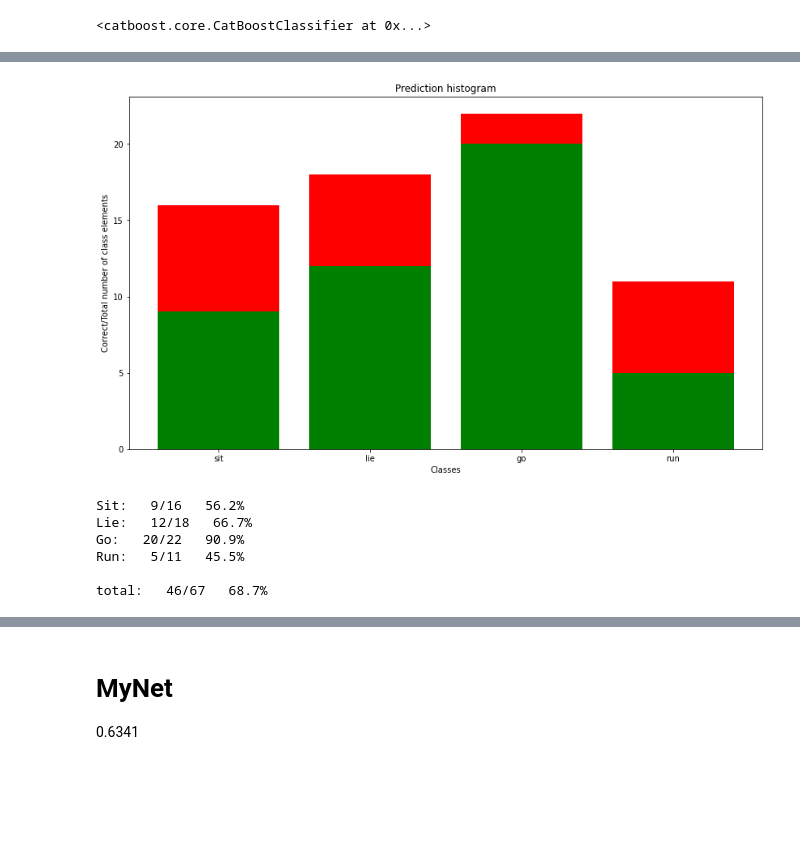
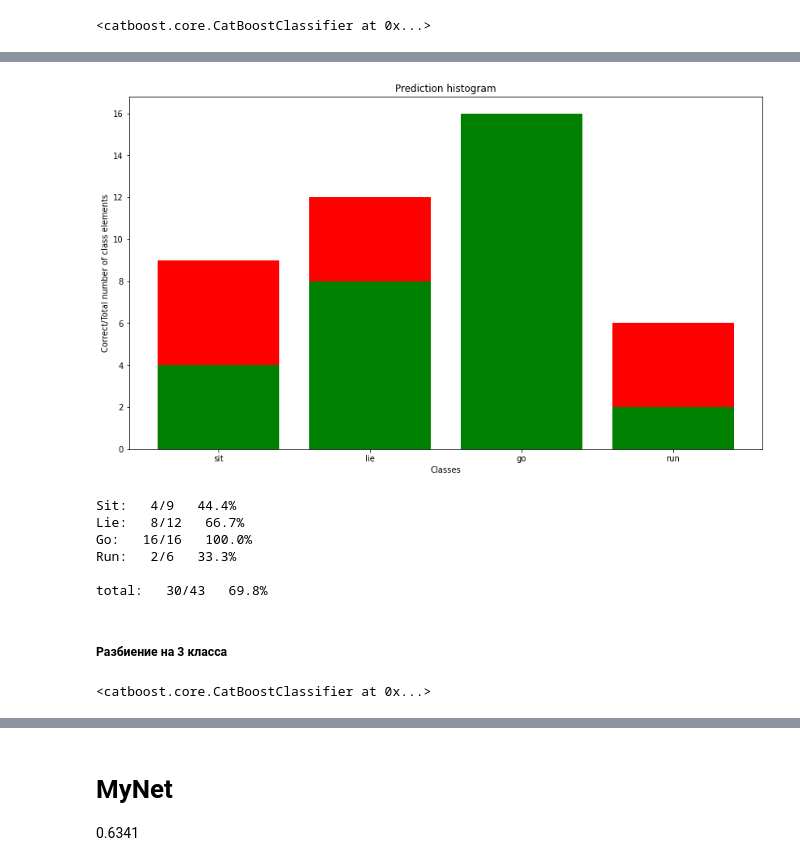
Before and after one commit to Maximrez/Pets-Activity-Interpreter-New, a Jupyter notebook: training_classifier.ipynb, the cells around one changed output, grey strips where cells are left out. Drawn from its saved outputs; the diff is of its cells as text; code cells hidden in the pictures; blank space fills up the shorter version.

```diff
--- a/training_classifier.ipynb
+++ b/training_classifier.ipynb
@@ -137,6 +120,7 @@ Train:  580
 Val:    232
 Test:   155
 # %%
+# Аугментация
 coord_columns = []
 for c in range(len(X_train.columns)):
     column = X_train.columns[c]
@@ -151,7 +135,7 @@ roof = max(list(sum(list(y_train[col])) for col in y_train.columns[:-1]))
 
 for idx in range(len(y_train.columns)-1):
     list_index = 0
-    while sum(list(y_train[y_train.columns[idx]])) != roof:
+    while sum(list(y_train[y_train.columns[idx]])) < roof:
         indexes = list(map(int, X_train.index))
         features = list(X_train.loc[indexes[list_index]])
         answers = list(y_train.loc[indexes[list_index]])
@@ -206,6 +195,24 @@ stand/not_stand 0.75 eval 0.5330 logloss 75.5% test
 sit/lie/go/run 0.67 eval 0.8882 multiclass 68.7% test
 # %% [markdown]
 ##### Классификация по всем классам
+# %%
+col = ['bounds_x', 'bounds_y', 'bounds_width', 'bounds_height', 'L_eye_v',
+       'L_eye_x', 'L_eye_y', 'R_eye_v', 'R_eye_x', 'R_eye_y', 'L_ear_v',
+       'L_ear_x', 'L_ear_y', 'R_ear_v', 'R_ear_x', 'R_ear_y', 'Nose_v',
+       'Nose_x', 'Nose_y', 'Throat_v', 'Throat_x', 'Throat_y', 'Tail_v',
+       'Tail_x', 'Tail_y', 'withers_v', 'withers_x', 'withers_y',
+       'L_F_elbow_v', 'L_F_elbow_x', 'L_F_elbow_y', 'R_F_elbow_v',
+       'R_F_elbow_x', 'R_F_elbow_y', 'L_B_elbow_v', 'L_B_elbow_x',
+       'L_B_elbow_y', 'R_B_elbow_v', 'R_B_elbow_x', 'R_B_elbow_y',
+       'L_F_knee_v', 'L_F_knee_x', 'L_F_knee_y', 'R_F_knee_v', 'R_F_knee_x',
+       'R_F_knee_y', 'L_B_knee_v', 'L_B_knee_x', 'L_B_knee_y', 'R_B_knee_v',
+       'R_B_knee_x', 'R_B_knee_y', 'L_F_paw_v', 'L_F_paw_x', 'L_F_paw_y',
+       'R_F_paw_v', 'R_F_paw_x', 'R_F_paw_y', 'L_B_paw_v', 'L_B_paw_x',
+       'L_B_paw_y', 'R_B_paw_v', 'R_B_paw_x', 'R_B_paw_y']
+
+X_train = X_train[col]
+X_test = X_test[col]
+X_val = X_val[col]
 # %%
 train_pool = Pool(data=X_train, label=y_train['label'])
 eval_pool = Pool(data=X_val, label=y_val['label'])
@@ -352,4 +366,5 @@ for idx in list(map(int, X.index)):
         next_idx += 1
 
 y_new.pop('stand')
+y_new.pop('label')
 X_new = X_new[X.columns]
@@ -396,6 +382,6 @@ X_new
 # %%
 X_new_train, X_new_test, y_new_train, y_new_test = train_test_split(X_new, y_new, test_size=0.4, random_state=22)
-X_new_val, X_new_test, y_new_val, y_new_test = train_test_split(X_new_test, y_new_test, test_size=0.4, random_state=22)
+X_new_val, X_new_test, y_new_val, y_new_test = train_test_split(X_new_test, y_new_test, test_size=43/167, random_state=22)
 
 print(f"SPLIT\nTrain:\t{len(X_new_train)}\nVal:\t{len(X_new_val)}\nTest:\t{len(X_new_test)}")
 # %% [output]
@@ -426,42 +413,41 @@ cat_classifier2.get_best_score()
 preds = cat_classifier2.predict(X_new_test)
 targets = list(y_new_test["label"])
 
 names = y_columns
-
-preds = cat_classifier2.predict(X_new_test)
-targets = list(y_new_test["label"])
 
 n = len(names)
 
 classes_count = [0] * n
 classes_correct = [0] * n
 
 for idx in range(len(targets)):
     classes_count[targets[idx]] += 1
     if targets[idx] == preds[idx]:
         classes_correct[targets[idx]] += 1
 
 plt.rcParams['figure.figsize'] = (14, 8)
 plt.bar(range(n), classes_count, color="red");
 plt.bar(range(n), classes_correct, color="green");
 plt.xticks(range(n), names);
 plt.ylabel('Correct/Total number of class elements')
 plt.xlabel('Classes')
 plt.title("Prediction histogram")
 plt.show()
 
 print()
 for idx in range(n):
     print("{}:   {}/{}   {:.1f}%".format(names[idx].title(), classes_correct[idx], classes_count[idx], 100*classes_correct[idx]/classes_count[idx]))
 
 print("\ntotal:   {}/{}   {:.1f}%".format(sum(classes_correct), sum(classes_count), 100*sum(classes_correct)/sum(classes_count)))
 # %% [output]
-[figure, old version]
+[figure, new version]
-Sit:   9/16   56.2%
-Lie:   12/18   66.7%
-Go:   20/22   90.9%
-Run:   5/11   45.5%
+Sit:   4/9   44.4%
+Lie:   8/12   66.7%
+Go:   16/16   100.0%
+Run:   2/6   33.3%
 
-total:   46/67   68.7%
+total:   30/43   69.8%
 # %%
 cat_classifier2.save_model('cat_classifier_last4')
+# %% [markdown]
+##### Разбиение на 3 класса
@@ -467,0 +464,4 @@ cat_classifier2.save_model('cat_classifier_last4')
+# %%
+cat_classifier3.fit(train_pool, eval_set=eval_pool, verbose=False, plot=False)
+# %% [output]
+<catboost.core.CatBoostClassifier at 0x...>
```
Also changed, not shown: parts of 49 cells of this notebook, 6 other files.
